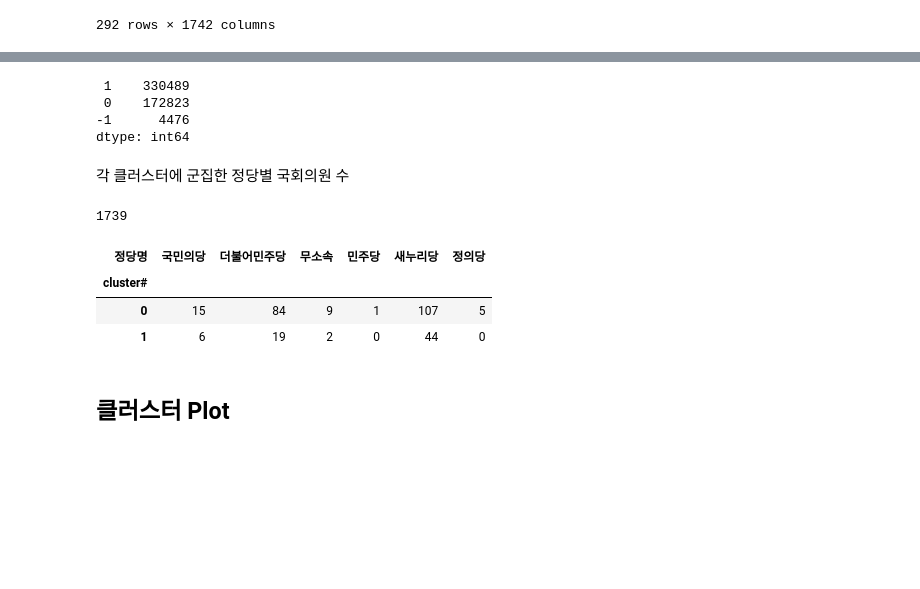
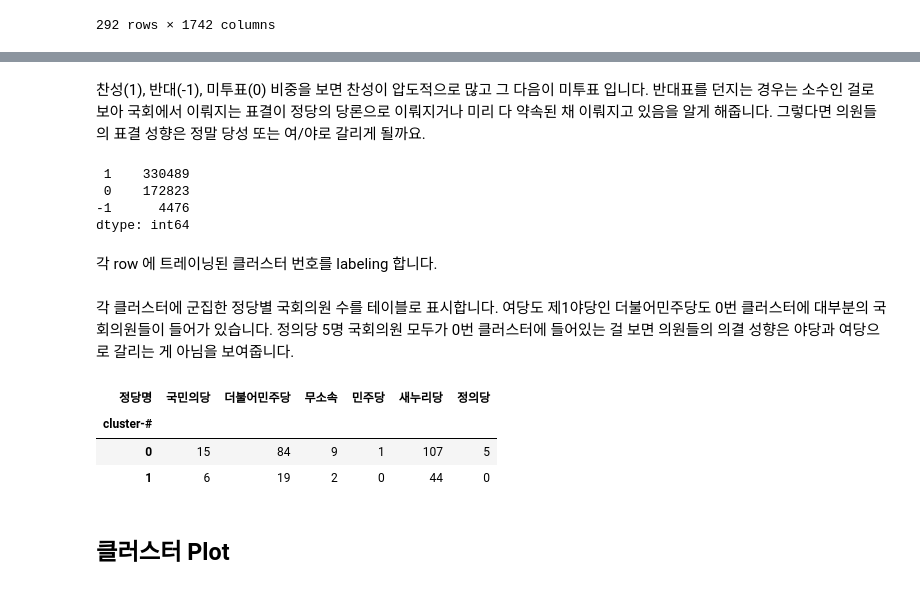
Before and after one commit to midnightradio/pycon-apac-2016, a Jupyter notebook: 19대 국회표결 결과로 본 국회의원 성향.ipynb, the cells around one changed output, grey strips where cells are left out. Saved outputs shown, nothing was run; the diff lists cells and outputs as text; code cells hidden in the pictures; blank space fills up the shorter version.

```diff
--- a/19대 국회표결 결과로 본 국회의원 성향.ipynb
+++ b/19대 국회표결 결과로 본 국회의원 성향.ipynb
@@ -37,3 +65,5 @@ df_congress_votes
+# %% [markdown]
+찬성(1), 반대(-1), 미투표(0) 비중을 보면 찬성이 압도적으로 많고 그 다음이 미투표 입니다. 반대표를 던지는 경우는 소수인 걸로 보아 국회에서 이뤄지는 표결이 정당의 당론으로 이뤄지거나 미리 다 약속된 채 이뤄지고 있음을 알게 해줍니다. 그렇다면 의원들의 표결 성향은 정말 당성 또는 여/야로 갈리게 될까요.
 # %%
 df_congress_votes.iloc[:,3:].unstack().reset_index(drop=True).value_counts()
 # %% [output]
@@ -45,18 +75,16 @@ dtype: int64
 from sklearn.cluster import KMeans
 
 kmeans = KMeans(n_clusters=2, random_state=1).fit(df_congress_votes.iloc[:,3:])
+# %% [markdown]
+각 row 에 트레이닝된 클러스터 번호를 labeling 합니다.
 # %%
 df_congress_votes['labels'] = pd.Series(kmeans.labels_)
-# %% [markdown]
-각 클러스터에 군집한 정당별 국회의원 수
-# %%
-len(df_congress_votes.columns)-4
-# %% [output]
-1739
+# %% [markdown]
+각 클러스터에 군집한 정당별 국회의원 수를 테이블로 표시합니다. 여당도 제1야당인 더불어민주당도 0번 클러스터에 대부분의 국회의원들이 들어가 있습니다. 정의당 5명 국회의원 모두가 0번 클러스터에 들어있는 걸 보면 의원들의 의결 성향은 야당과 여당으로 갈리는 게 아님을 보여줍니다.
 # %%
-pd.crosstab(df_congress_votes['labels'], df_congress_votes['party'], rownames=['cluster#'], colnames=['정당명'])
+pd.crosstab(df_congress_votes['labels'], df_congress_votes['party'], rownames=['cluster-#'], colnames=['정당명'])
 # %% [output]
 | 정당명 | 국민의당 | 더불어민주당 | 무소속 | 민주당 | 새누리당 | 정의당 |
-| cluster# |  |  |  |  |  |  |
+| cluster-# |  |  |  |  |  |  |
 | 0 | 15 | 84 | 9 | 1 | 107 | 5 |
 | 1 | 6 | 19 | 2 | 0 | 44 | 0 |
```
Also changed, not shown: parts of 18 cells of this notebook.
